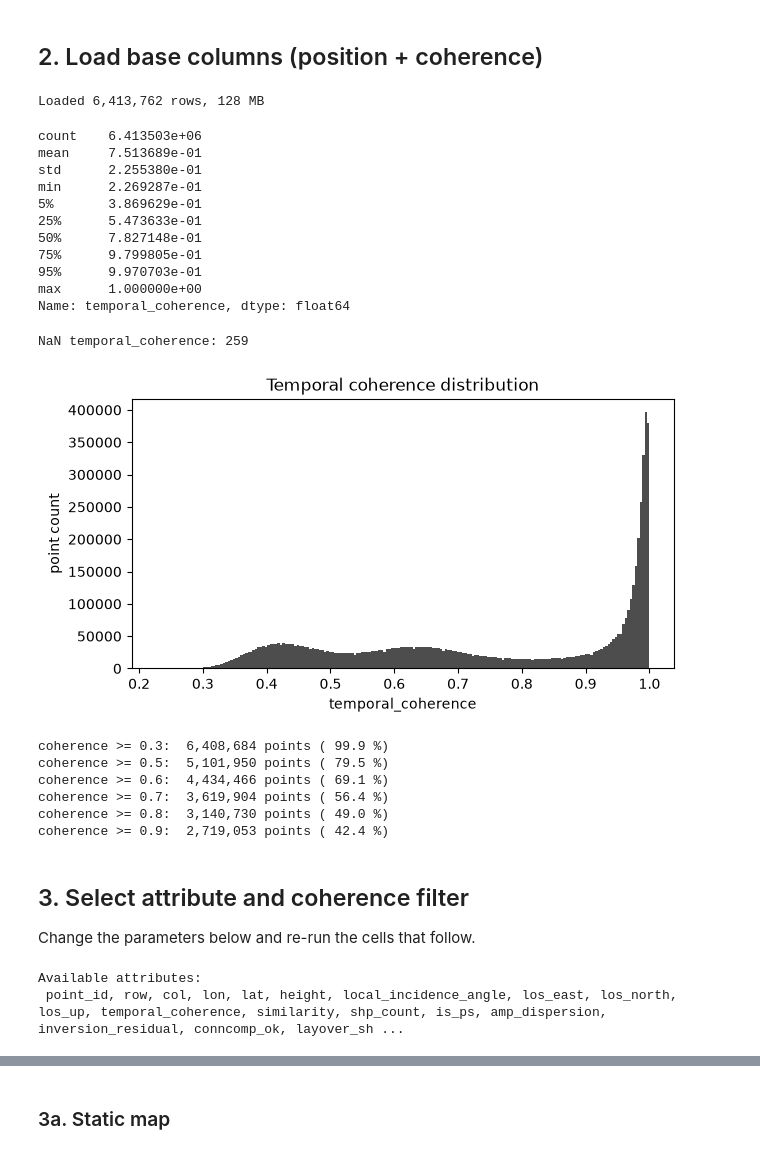
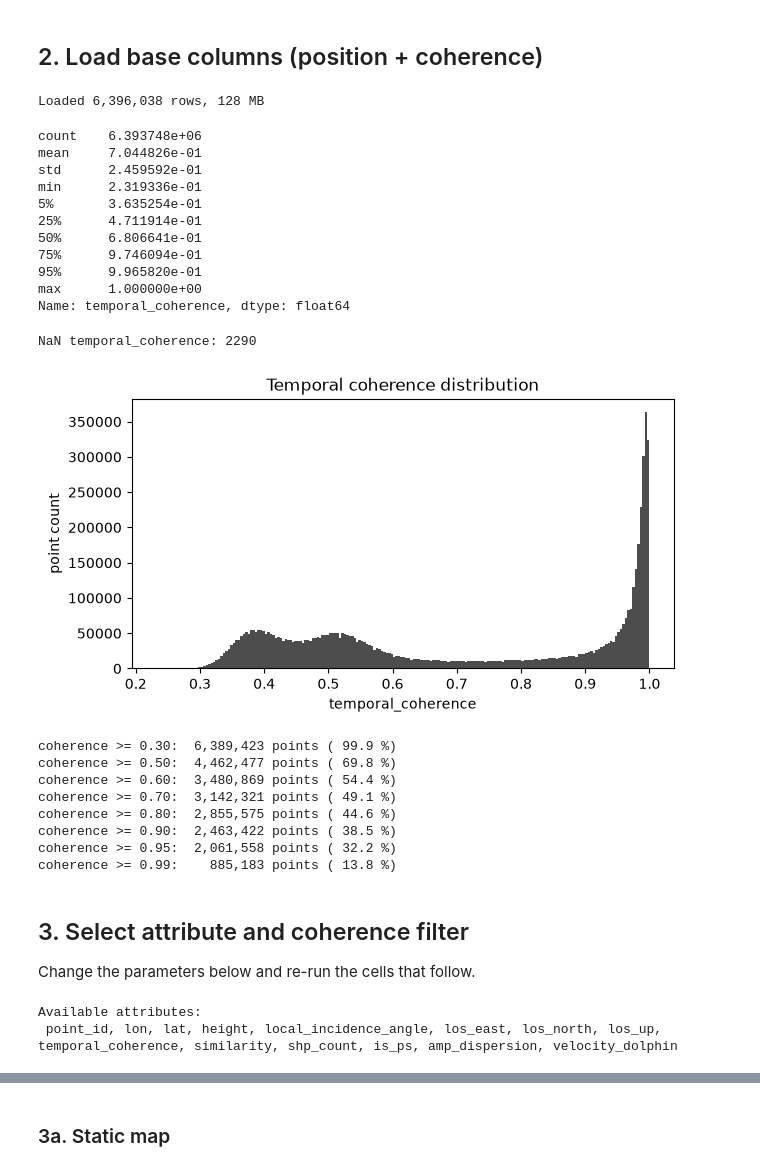
Before and after one commit to Lukas-Scharf-PLUS/ADUCAT_validation, a Jupyter notebook: dolphin/dolphin_results_explorer.ipynb, the cells around one changed output, grey strips where cells are left out. Drawn from its saved outputs; the diff is of its cells as text; code cells hidden in the pictures.

```diff
--- a/dolphin/dolphin_results_explorer.ipynb
+++ b/dolphin/dolphin_results_explorer.ipynb
@@ -18,7 +18,7 @@ import matplotlib.pyplot as plt
 import matplotlib as mpl
 import folium
 # %%
-DATA_FILE = Path("/home/lukas/projects/ADUCAT/data/final_outputs/COMPASS-DOLPHIN/dolphin_points.parquet")
+DATA_FILE = Path("/home/lukas/projects/ADUCAT/data/final_outputs/COMPASS-DOLPHIN/dolphin_points_2020-2024.parquet")
 
 pf = pq.ParquetFile(DATA_FILE)
 meta = pf.metadata
@@ -113,19 +111,19 @@ print(f"Loaded {len(base):,} rows, {base.memory_usage(deep=True).sum() / 1e6:.0f
 display(base["temporal_coherence"].describe(percentiles=[0.05, 0.25, 0.5, 0.75, 0.95]))
 print("NaN temporal_coherence:", int(base["temporal_coherence"].isna().sum()))
 # %% [output]
-Loaded 6,413,762 rows, 128 MB
+Loaded 6,396,038 rows, 128 MB
-count    6.413503e+06
-mean     7.513689e-01
-std      2.255380e-01
-min      2.269287e-01
-5%       3.869629e-01
-25%      5.473633e-01
-50%      7.827148e-01
-75%      9.799805e-01
-95%      9.970703e-01
+count    6.393748e+06
+mean     7.044826e-01
+std      2.459592e-01
+min      2.319336e-01
+5%       3.635254e-01
+25%      4.711914e-01
+50%      6.806641e-01
+75%      9.746094e-01
+95%      9.965820e-01
 max      1.000000e+00
 Name: temporal_coherence, dtype: float64
-NaN temporal_coherence: 259
+NaN temporal_coherence: 2290
 # %%
 _col_cache = {}
 
@@ -141,22 +139,24 @@ def load_column(name):
 # %%
 fig, ax = plt.subplots(figsize=(7, 3.5))
 ax.hist(base["temporal_coherence"].dropna(), bins=200, color="0.3")
 ax.set_xlabel("temporal_coherence")
 ax.set_ylabel("point count")
 ax.set_title("Temporal coherence distribution")
 plt.show()
 
-for thr in [0.3, 0.5, 0.6, 0.7, 0.8, 0.9]:
+for thr in [0.3, 0.5, 0.6, 0.7, 0.8, 0.9, 0.95, 0.99]:
     n = int((base["temporal_coherence"] >= thr).sum())
-    print(f"coherence >= {thr:.1f}: {n:>10,} points ({100 * n / len(base):5.1f} %)")
+    print(f"coherence >= {thr:.2f}: {n:>10,} points ({100 * n / len(base):5.1f} %)")
 # %% [output]
-[figure, old version]
+[figure, new version]
-coherence >= 0.3:  6,408,684 points ( 99.9 %)
-coherence >= 0.5:  5,101,950 points ( 79.5 %)
-coherence >= 0.6:  4,434,466 points ( 69.1 %)
-coherence >= 0.7:  3,619,904 points ( 56.4 %)
-coherence >= 0.8:  3,140,730 points ( 49.0 %)
-coherence >= 0.9:  2,719,053 points ( 42.4 %)
+coherence >= 0.30:  6,389,423 points ( 99.9 %)
+coherence >= 0.50:  4,462,477 points ( 69.8 %)
+coherence >= 0.60:  3,480,869 points ( 54.4 %)
+coherence >= 0.70:  3,142,321 points ( 49.1 %)
+coherence >= 0.80:  2,855,575 points ( 44.6 %)
+coherence >= 0.90:  2,463,422 points ( 38.5 %)
+coherence >= 0.95:  2,061,558 points ( 32.2 %)
+coherence >= 0.99:    885,183 points ( 13.8 %)
 # %% [markdown]
 ## 3. Select attribute and coherence filter
 
@@ -165,6 +165,6 @@ Change the parameters below and re-run the cells that follow.
 print("Available attributes:\n", ", ".join(attr_cols))
 # %% [output]
 Available attributes:
- point_id, row, col, lon, lat, height, local_incidence_angle, los_east, los_north, los_up, temporal_coherence, similarity, shp_count, is_ps, amp_dispersion, inversion_residual, conncomp_ok, layover_sh ...
+ point_id, lon, lat, height, local_incidence_angle, los_east, los_north, los_up, temporal_coherence, similarity, shp_count, is_ps, amp_dispersion, velocity_dolphin
 # %%
 COLUMN = "velocity_dolphin"        # any name from attr_cols
```
Also changed, not shown: parts of 11 cells of this notebook, 6 other files.
